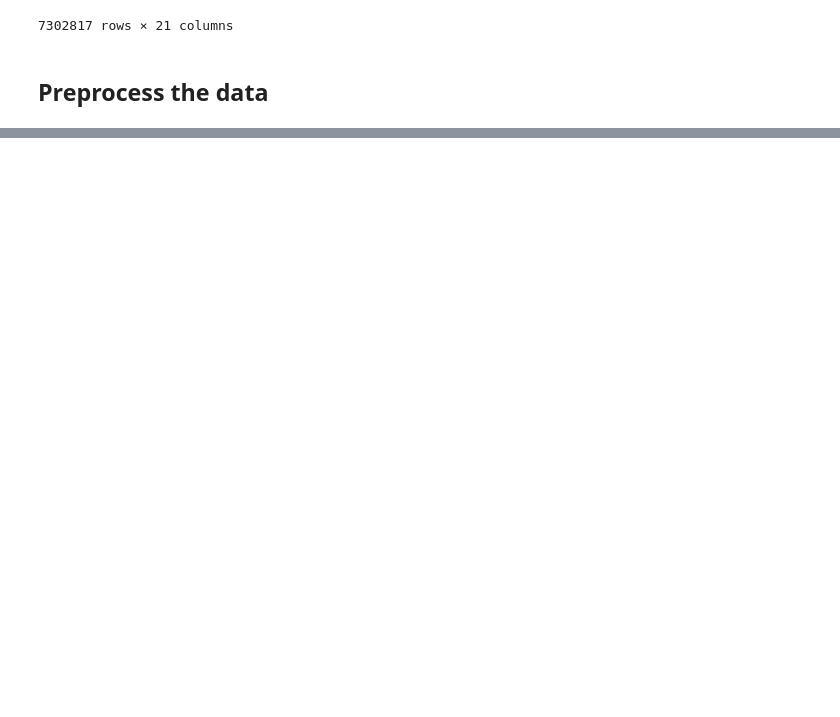
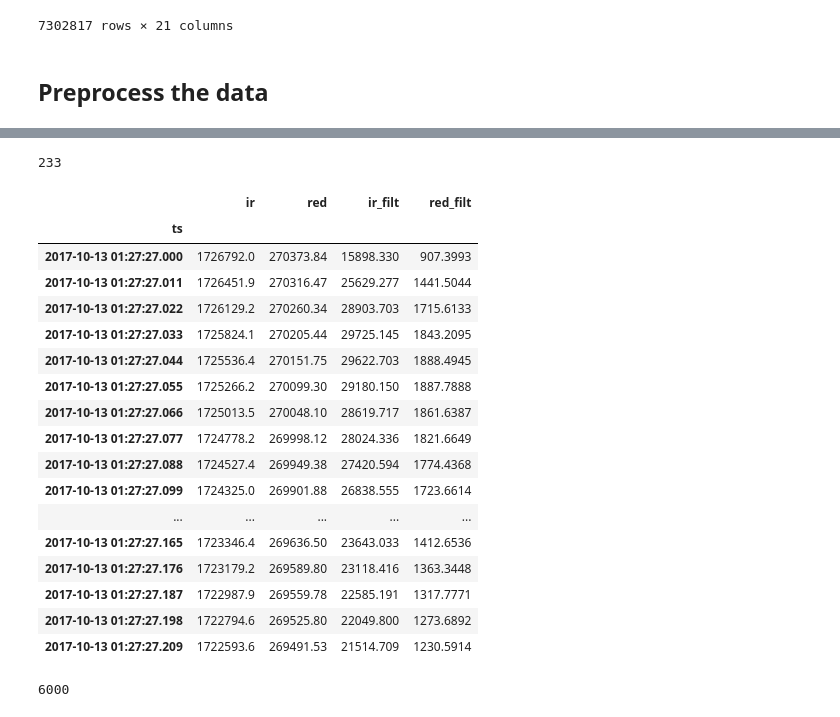
Before and after one commit to TeamCanaria/DataAnalysis, a Jupyter notebook: Analysing_rob_data.ipynb, the cells around one changed output, grey strips where cells are left out. Cells and saved outputs as stored; diff of their text form; code cells hidden in the pictures; blank space fills up the shorter version.

```diff
--- a/Analysing_rob_data.ipynb
+++ b/Analysing_rob_data.ipynb
@@ -117,0 +87,51 @@ Timestamp('2015-07-04 00:00:00')
+# %%
+# The data from "Fri 13 Oct 2017" missing value for early morning to 1:27 pm until midnight,
+# we only need data at night from 22:43 as this is Rob's bedtime
+# Count the number of rows which have missing values
+counter = 0
+sleep_data = rob_data['2017-10-13']
+for index, row in sleep_data.iterrows():
+    if (row.ir == 0) and (row.red == 0):
+        counter = counter + 1
+    else:
+        break
+counter
+# %% [output]
+233
+# %%
+# Remove all Missing data
+sleep_data = sleep_data[233:]
+sleep_data.head(20)
+# %% [output]
+|  | ir | red | ir_filt | red_filt |
+| ts |  |  |  |  |
+| 2017-10-13 01:27:27.000 | 1726792.0 | 270373.84 | 15898.330 | 907.3993 |
+| 2017-10-13 01:27:27.011 | 1726451.9 | 270316.47 | 25629.277 | 1441.5044 |
+| 2017-10-13 01:27:27.022 | 1726129.2 | 270260.34 | 28903.703 | 1715.6133 |
+| 2017-10-13 01:27:27.033 | 1725824.1 | 270205.44 | 29725.145 | 1843.2095 |
+| 2017-10-13 01:27:27.044 | 1725536.4 | 270151.75 | 29622.703 | 1888.4945 |
+| 2017-10-13 01:27:27.055 | 1725266.2 | 270099.30 | 29180.150 | 1887.7888 |
+| 2017-10-13 01:27:27.066 | 1725013.5 | 270048.10 | 28619.717 | 1861.6387 |
+| 2017-10-13 01:27:27.077 | 1724778.2 | 269998.12 | 28024.336 | 1821.6649 |
+| 2017-10-13 01:27:27.088 | 1724527.4 | 269949.38 | 27420.594 | 1774.4368 |
+| 2017-10-13 01:27:27.099 | 1724325.0 | 269901.88 | 26838.555 | 1723.6614 |
+| ... | ... | ... | ... | ... |
+| 2017-10-13 01:27:27.165 | 1723346.4 | 269636.50 | 23643.033 | 1412.6536 |
+| 2017-10-13 01:27:27.176 | 1723179.2 | 269589.80 | 23118.416 | 1363.3448 |
+| 2017-10-13 01:27:27.187 | 1722987.9 | 269559.78 | 22585.191 | 1317.7771 |
+| 2017-10-13 01:27:27.198 | 1722794.6 | 269525.80 | 22049.800 | 1273.6892 |
+| 2017-10-13 01:27:27.209 | 1722593.6 | 269491.53 | 21514.709 | 1230.5914 |
+# %%
+# The data from Sat 14 Oct 2017 is missing data at night,
+# we only need data in the morning from 6:43 am as this time Rob was awake
+# Count number of missing value
+counter = 0
+awake_data = rob_data['2017-10-14']
+for index, row in awake_data[::-1].iterrows():
+    if (row.ir == 0) and (row.red == 0):
+        counter = counter + 1
+    else:
+        break
+counter
+# %% [output]
+6000
```
Also changed, not shown: parts of 14 cells of this notebook.
